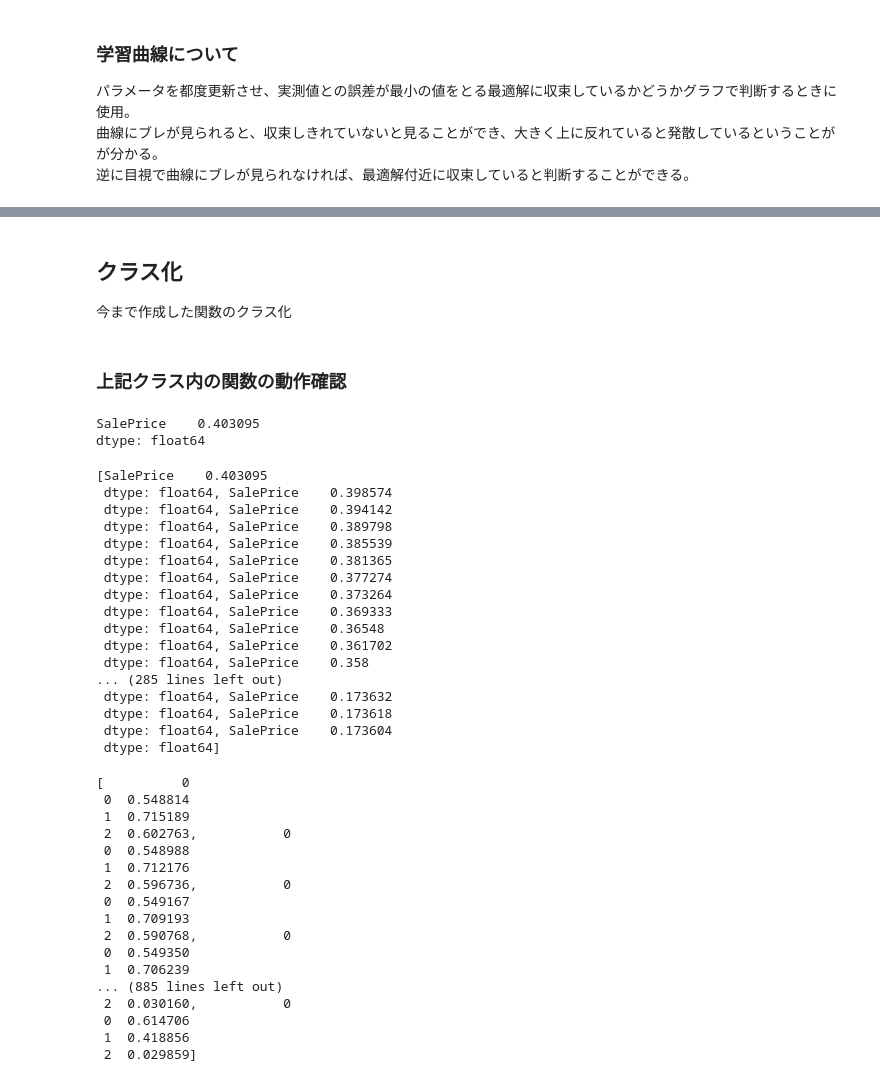
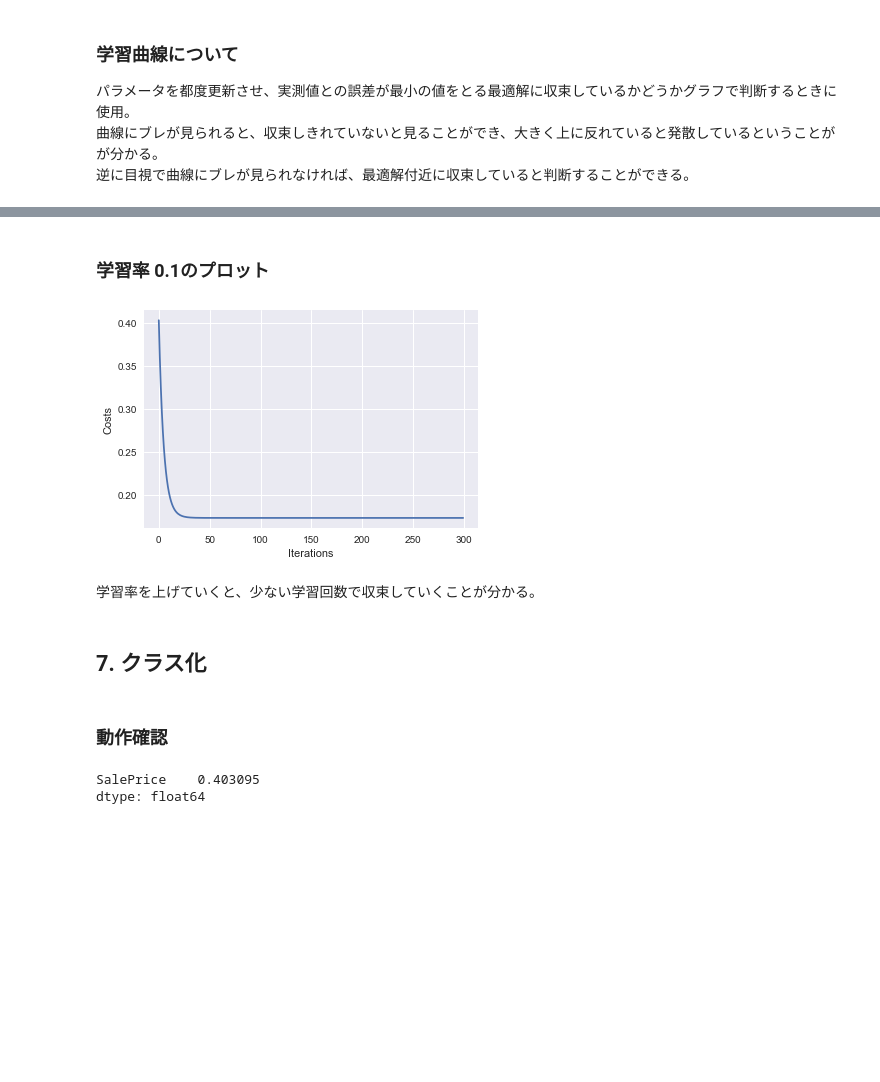
Before and after one commit to ha9kberry/ml, a Jupyter notebook: linear-regression/linear-regression.ipynb, the cells around one changed output, grey strips where cells are left out. Cells and saved outputs as stored; diff of their text form; code cells hidden in the pictures; blank space fills up the shorter version.

```diff
--- a/linear-regression/linear-regression.ipynb
+++ b/linear-regression/linear-regression.ipynb
@@ -324,6 +348,18 @@ plot_learning_curve(iterations, past_costs)
+# %% [markdown]
+### 学習率 0.1のプロット
+# %%
+# 学習率
+alpha = 0.1
+# 反復回数
+iterations = 300
+past_costs=gradient_descent(X, y, theta, iterations, alpha)
+plot_learning_curve(iterations, past_costs)
+# %% [output]
+[figure, added]
+# %% [markdown]
+学習率を上げていくと、少ない学習回数で収束していくことが分かる。
 # %% [markdown]
-## クラス化
-今まで作成した関数のクラス化
+## 7. クラス化
 # %%
 class LinearModel():
 
@@ -357,7 +393,7 @@ class LinearModel():
         plt.ylabel("Costs")
         plt.show()
 # %% [markdown]
-### 上記クラス内の関数の動作確認
+### 動作確認
 # %%
 np.random.seed(0)
 theta=pd.DataFrame(np.random.rand(3))
@@ -375,40 +411,3 @@ dtype: float64
 # %%
 # 最急降下法関数の動作確認
 (past_costs, past_thetas) = LM.gradient_descent(theta, iterations, alpha)
-display(past_costs)
-display(past_thetas)
-# %% [output]
-[SalePrice    0.403095
- dtype: float64, SalePrice    0.398574
- dtype: float64, SalePrice    0.394142
- dtype: float64, SalePrice    0.389798
- dtype: float64, SalePrice    0.385539
- dtype: float64, SalePrice    0.381365
- dtype: float64, SalePrice    0.377274
- dtype: float64, SalePrice    0.373264
- dtype: float64, SalePrice    0.369333
- dtype: float64, SalePrice    0.36548
- dtype: float64, SalePrice    0.361702
- dtype: float64, SalePrice    0.358
-... (285 lines left out)
- dtype: float64, SalePrice    0.173632
- dtype: float64, SalePrice    0.173618
- dtype: float64, SalePrice    0.173604
- dtype: float64]
-[          0
- 0  0.548814
- 1  0.715189
- 2  0.602763,           0
- 0  0.548988
- 1  0.712176
- 2  0.596736,           0
- 0  0.549167
- 1  0.709193
- 2  0.590768,           0
- 0  0.549350
- 1  0.706239
-... (885 lines left out)
- 2  0.030160,           0
- 0  0.614706
- 1  0.418856
- 2  0.029859]
```
Also changed, not shown: parts of 35 cells of this notebook.
